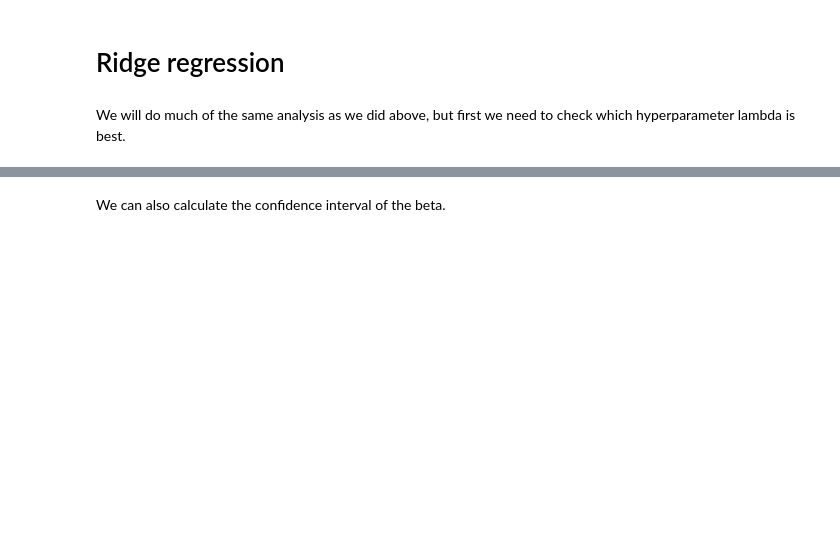
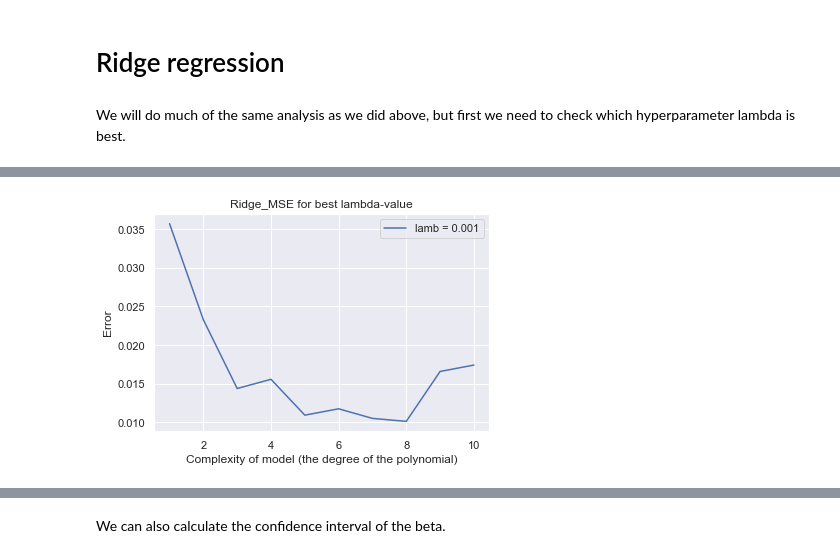
Before and after one commit to ohebbi/FYS-STK4155, a Jupyter notebook: project1/main.ipynb, the cells around one changed output, grey strips where cells are left out. Drawn from its saved outputs; the diff is of its cells as text; code cells hidden in the pictures; blank space fills up the shorter version.

```diff
--- a/project1/main.ipynb
+++ b/project1/main.ipynb
@@ -226,14 +238,16 @@ As we can see, the lower the $\lambda$, the better. Thus, we will use $10^{-4}$
 # %%
-lamb = 1e-5
+lamb = 1e-4
 
 test_MSE_Ridge, Bias, Variance, CI_Ridge = Best_Lambda(x, y, z, degrees, k, lamb, regressiontype='Ridge')
 
 plt.plot(degrees,test_MSE_Ridge)
 plt.legend(["lamb = 0.001"])
 plt.xlabel("Complexity of model (the degree of the polynomial)")
 plt.ylabel("Error")
 plt.title("Ridge_MSE for best lambda-value")
 plt.show()
+# %% [output]
+[figure, added]
 # %%
 plt.plot(degrees,test_MSE_Ridge)
 plt.plot(degrees,Variance)
```
Also changed, not shown: parts of 13 cells of this notebook, 15 other files.
